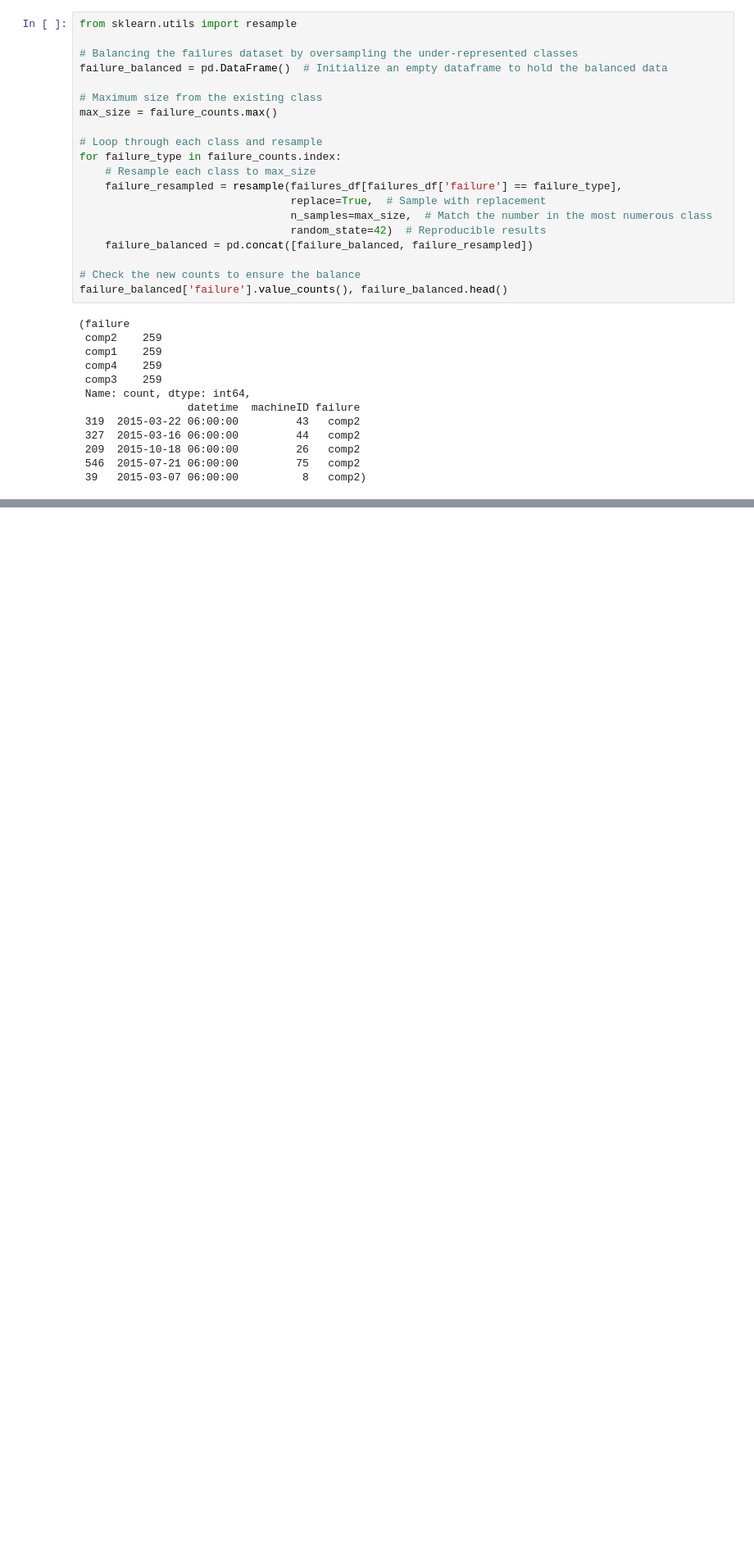
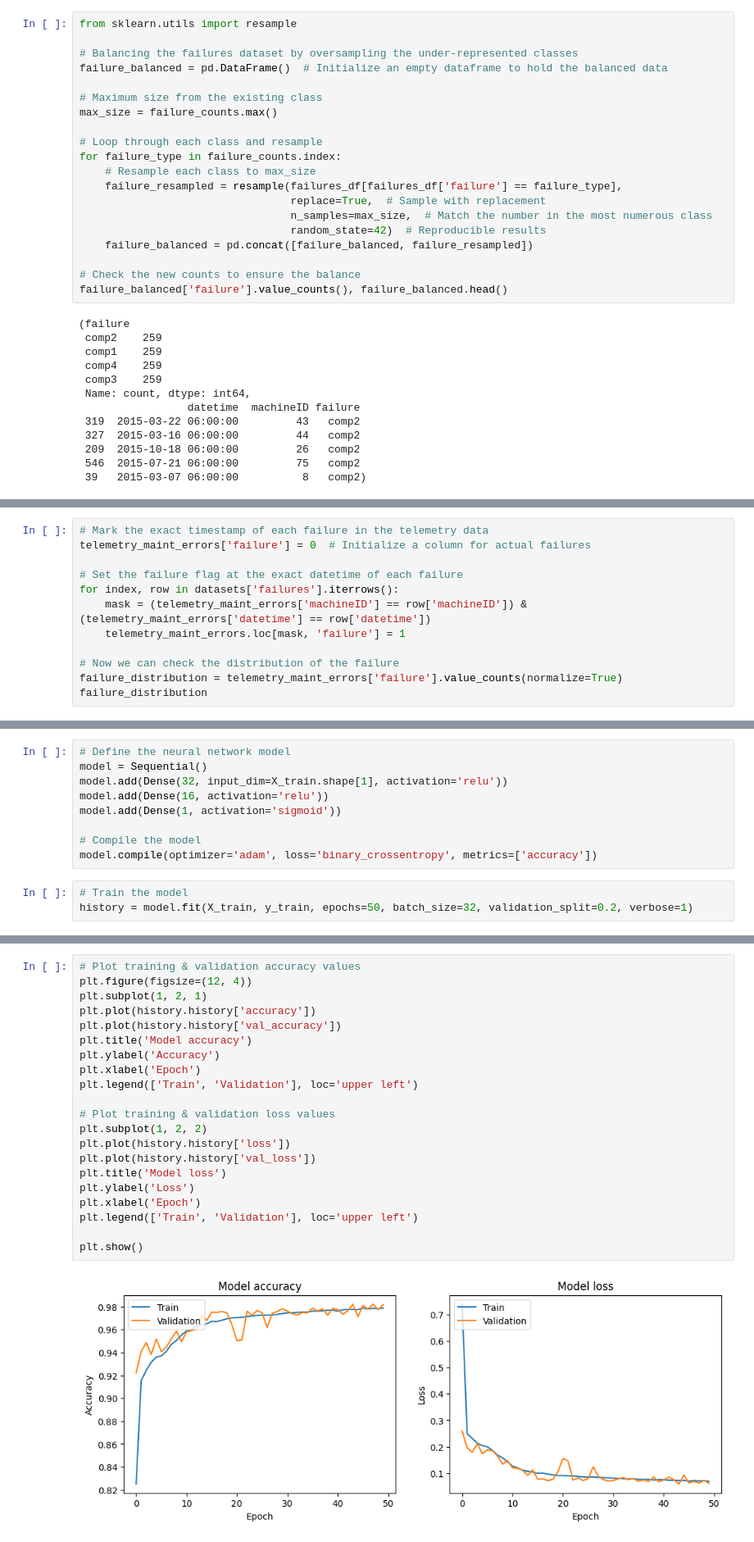
Before and after one commit to bigonil/BH-PCMLAI, a Jupyter notebook: BH-PCMLAI Capstone Project/Predictive_Maintenance_Model.ipynb, the cells around one changed output, grey strips where cells are left out. Shown at 82% size. Saved outputs shown, nothing was run; the diff lists cells and outputs as text; blank space fills up the shorter version.

```diff
--- a/BH-PCMLAI Capstone Project/Predictive_Maintenance_Model.ipynb
+++ b/BH-PCMLAI Capstone Project/Predictive_Maintenance_Model.ipynb
@@ -1142,0 +1496,12 @@ failure_balanced['failure'].value_counts(), failure_balanced.head()
+# %%
+# Mark the exact timestamp of each failure in the telemetry data
+telemetry_maint_errors['failure'] = 0  # Initialize a column for actual failures
+
+# Set the failure flag at the exact datetime of each failure
+for index, row in datasets['failures'].iterrows():
+    mask = (telemetry_maint_errors['machineID'] == row['machineID']) & (telemetry_maint_errors['datetime'] == row['datetime'])
+    telemetry_maint_errors.loc[mask, 'failure'] = 1
+
+# Now we can check the distribution of the failure
+failure_distribution = telemetry_maint_errors['failure'].value_counts(normalize=True)
+failure_distribution
@@ -1142,0 +1692,12 @@ failure_balanced['failure'].value_counts(), failure_balanced.head()
+# %%
+# Define the neural network model
+model = Sequential()
+model.add(Dense(32, input_dim=X_train.shape[1], activation='relu'))
+model.add(Dense(16, activation='relu'))
+model.add(Dense(1, activation='sigmoid'))
+
+# Compile the model
+model.compile(optimizer='adam', loss='binary_crossentropy', metrics=['accuracy'])
+# %%
+# Train the model
+history = model.fit(X_train, y_train, epochs=50, batch_size=32, validation_split=0.2, verbose=1)
@@ -1142,0 +1748,23 @@ failure_balanced['failure'].value_counts(), failure_balanced.head()
+# %%
+# Plot training & validation accuracy values
+plt.figure(figsize=(12, 4))
+plt.subplot(1, 2, 1)
+plt.plot(history.history['accuracy'])
+plt.plot(history.history['val_accuracy'])
+plt.title('Model accuracy')
+plt.ylabel('Accuracy')
+plt.xlabel('Epoch')
+plt.legend(['Train', 'Validation'], loc='upper left')
+
+# Plot training & validation loss values
+plt.subplot(1, 2, 2)
+plt.plot(history.history['loss'])
+plt.plot(history.history['val_loss'])
+plt.title('Model loss')
+plt.ylabel('Loss')
+plt.xlabel('Epoch')
+plt.legend(['Train', 'Validation'], loc='upper left')
+
+plt.show()
+# %% [output]
+[figure, added]
```
Also changed, not shown: parts of 42 cells of this notebook.
